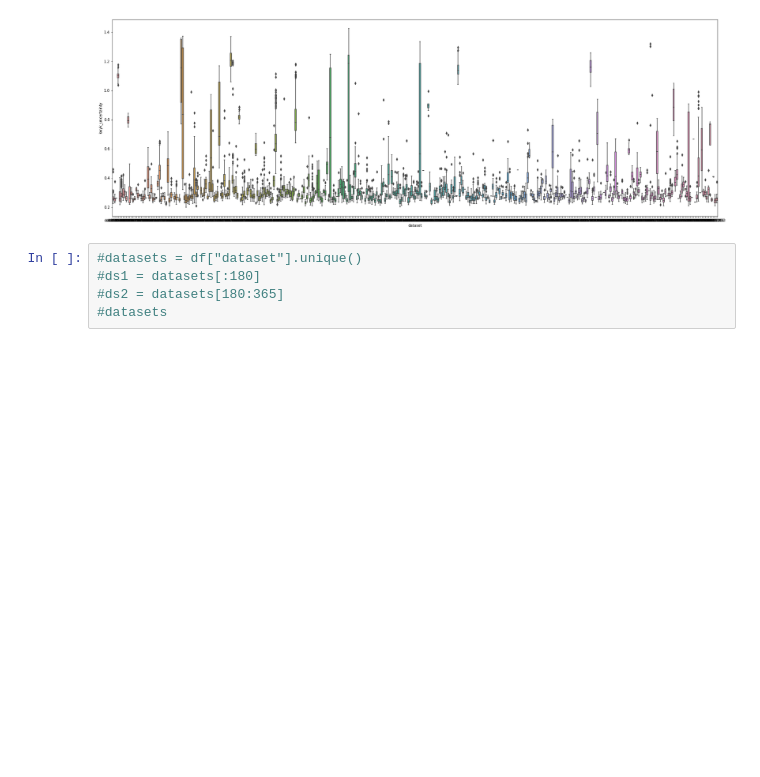
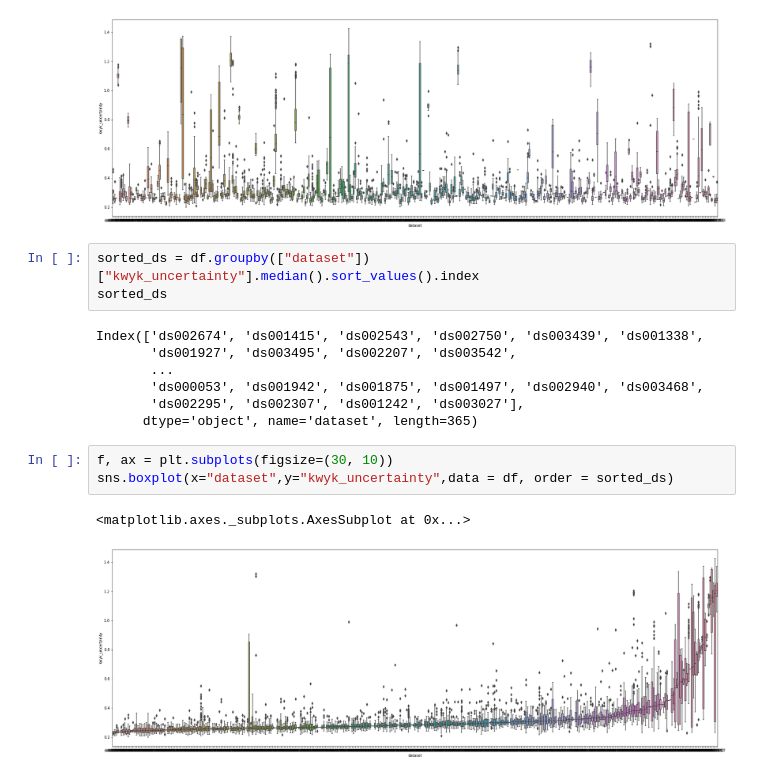
Before and after one commit to Hoda1394/kwyk_on_openneuro, a Jupyter notebook: kwyk_on_openneuro.ipynb, the cells around one changed output. Cells and saved outputs as stored; diff of their text form; blank space fills up the shorter version.

Commit message:
sorted the uncertainty plot

```diff
--- a/kwyk_on_openneuro.ipynb
+++ b/kwyk_on_openneuro.ipynb
@@ -91,8 +96,19 @@ sns.boxplot(x="dataset",y="kwyk_uncertainty",data = df)
 # %% [output]
 <matplotlib.axes._subplots.AxesSubplot at 0x...>
 [figure]
-# %%
-#datasets = df["dataset"].unique()
-#ds1 = datasets[:180]
-#ds2 = datasets[180:365]
-#datasets
+# %%
+sorted_ds = df.groupby(["dataset"])["kwyk_uncertainty"].median().sort_values().index
+sorted_ds
+# %% [output]
+Index(['ds002674', 'ds001415', 'ds002543', 'ds002750', 'ds003439', 'ds001338',
+       'ds001927', 'ds003495', 'ds002207', 'ds003542',
+       ...
+       'ds000053', 'ds001942', 'ds001875', 'ds001497', 'ds002940', 'ds003468',
+       'ds002295', 'ds002307', 'ds001242', 'ds003027'],
+      dtype='object', name='dataset', length=365)
+# %%
+f, ax = plt.subplots(figsize=(30, 10))
+sns.boxplot(x="dataset",y="kwyk_uncertainty",data = df, order = sorted_ds)
+# %% [output]
+<matplotlib.axes._subplots.AxesSubplot at 0x...>
+[figure, added]
```
Also changed, not shown: parts of 2 cells of this notebook.
